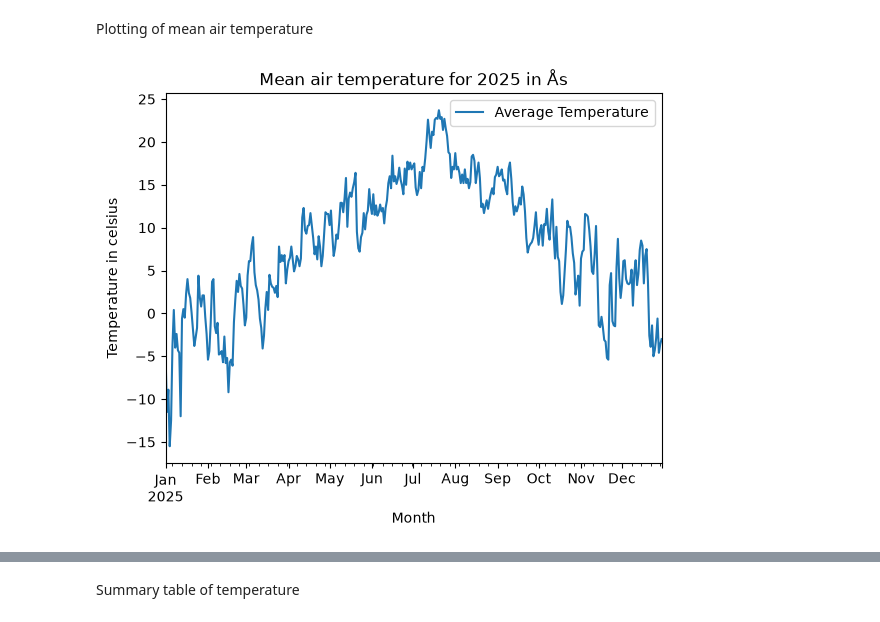
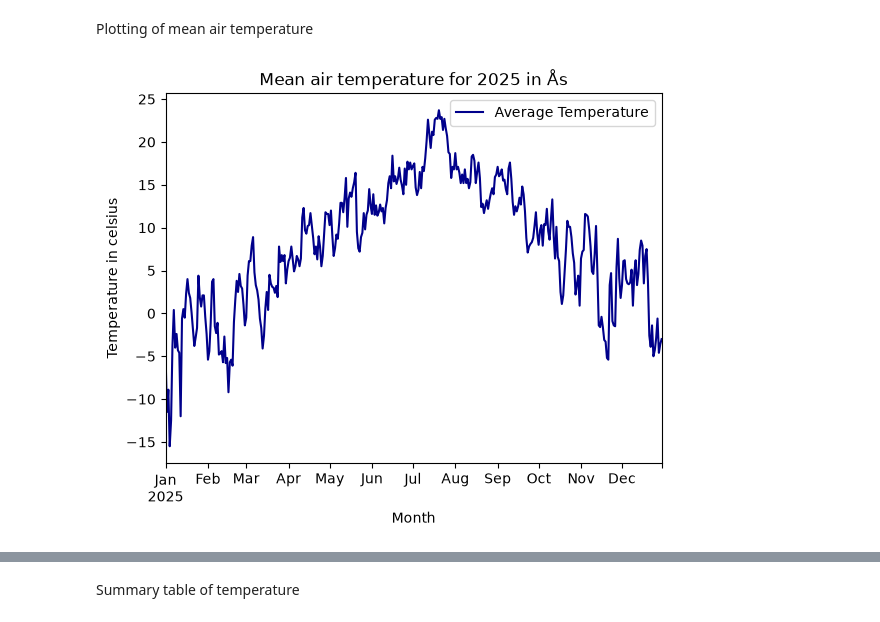
Before and after one commit to saturnBEEF/deliverable-1, a Jupyter notebook: main.ipynb, the cells around one changed output, grey strips where cells are left out. Saved outputs shown, nothing was run; the diff lists cells and outputs as text; code cells hidden in the pictures.

```diff
--- a/main.ipynb
+++ b/main.ipynb
@@ -68,11 +68,18 @@ Index(['T_avg'], dtype='str')
 # %% [markdown]
 Plotting of mean air temperature
 # %%
-T_data.plot(y="T_avg", kind="line", label="Average Temperature")
+T_data.plot(
+    y="T_avg",
+    kind="line",
+    color="darkblue",
+    label="Average Temperature"
+    )
+
+plt.minorticks_off() # Only shows month ticks
 plt.title("Mean air temperature for 2025 in Ås")
 plt.xlabel("Month")
 plt.ylabel("Temperature in celsius")
 plt.show()
 # %% [output]
-[figure, old version]
+[figure, new version]
 # %% [markdown]
```
Also changed, not shown: parts of 3 cells of this notebook.
